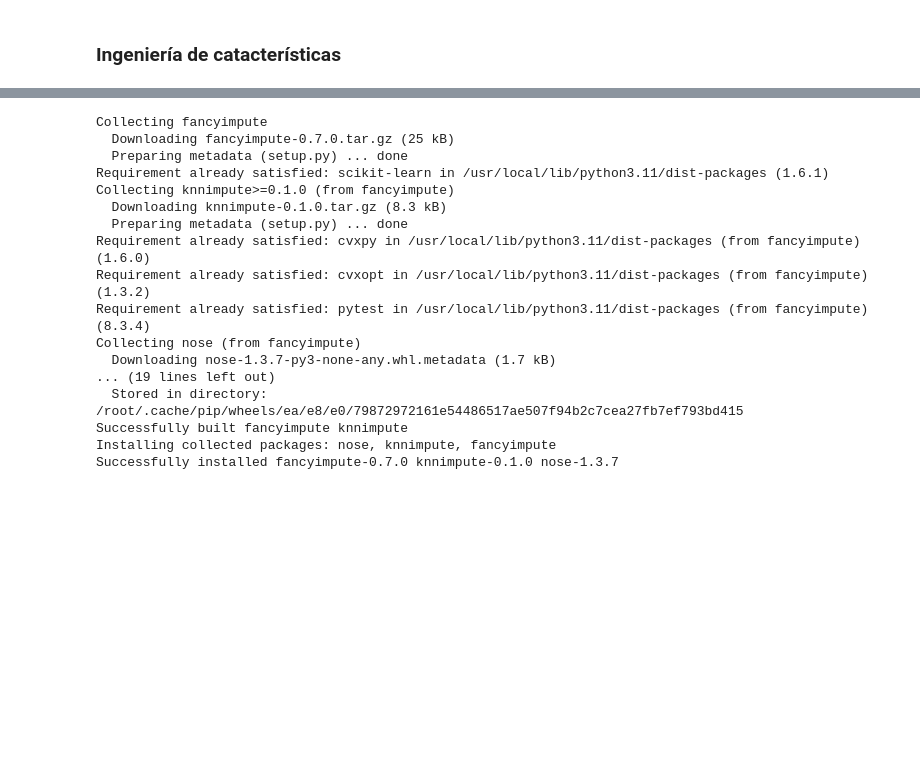
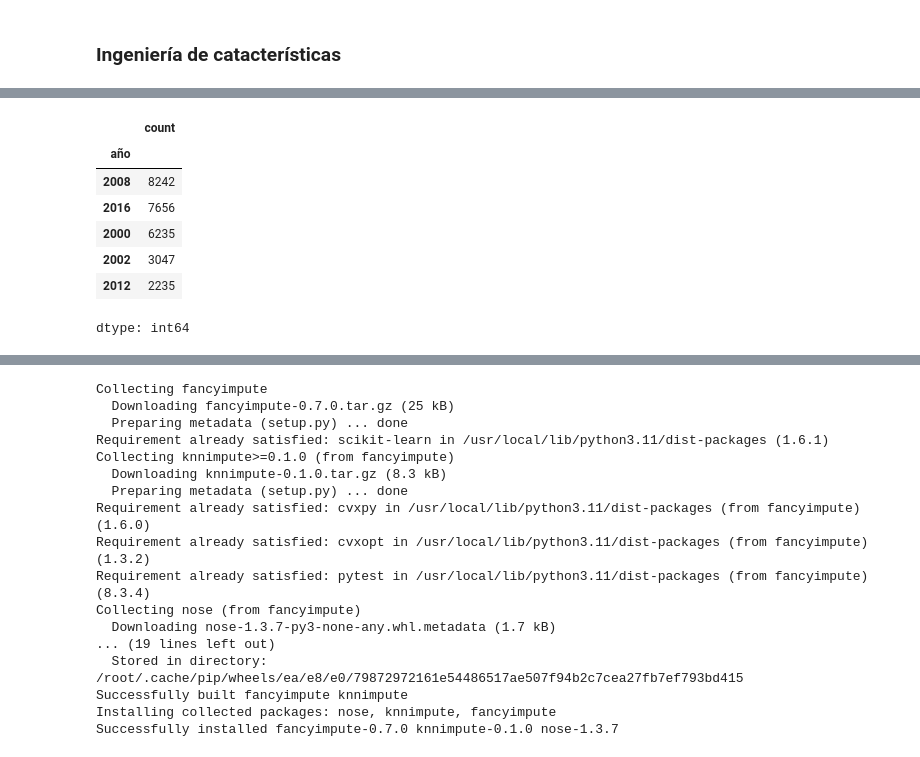
Before and after one commit to melaniefarneti/trabajofinal_farnetimelanie, a Jupyter notebook: examen.ipynb, the cells around one changed output, grey strips where cells are left out. Saved outputs shown, nothing was run; the diff lists cells and outputs as text; code cells hidden in the pictures; blank space fills up the shorter version.

```diff
--- a/examen.ipynb
+++ b/examen.ipynb
@@ -273,4 +273,15 @@ examen
 27415 rows × 53 columns
+# %%
+examen.año.value_counts()
+# %% [output]
+|  | count |
+| año |  |
+| 2008 | 8242 |
+| 2016 | 7656 |
+| 2000 | 6235 |
+| 2002 | 3047 |
+| 2012 | 2235 |
+dtype: int64
 # %%
 examen.isnull().sum()
 # %% [output]
```
Also changed, not shown: parts of 6 cells of this notebook.
